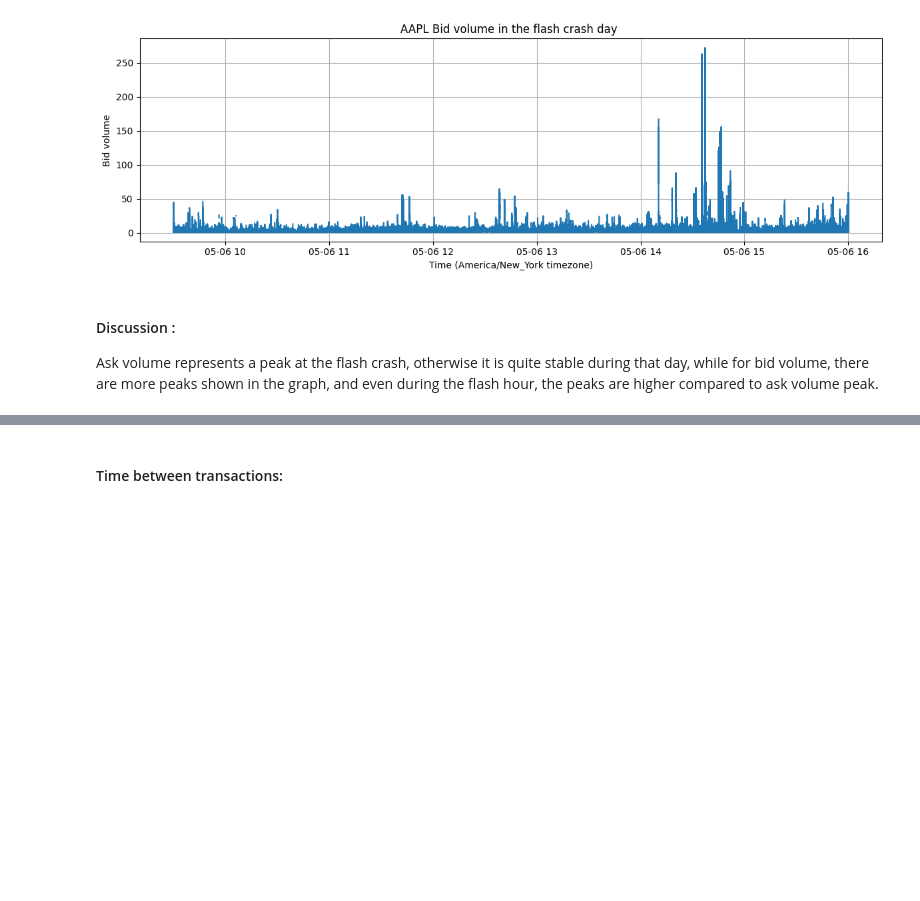
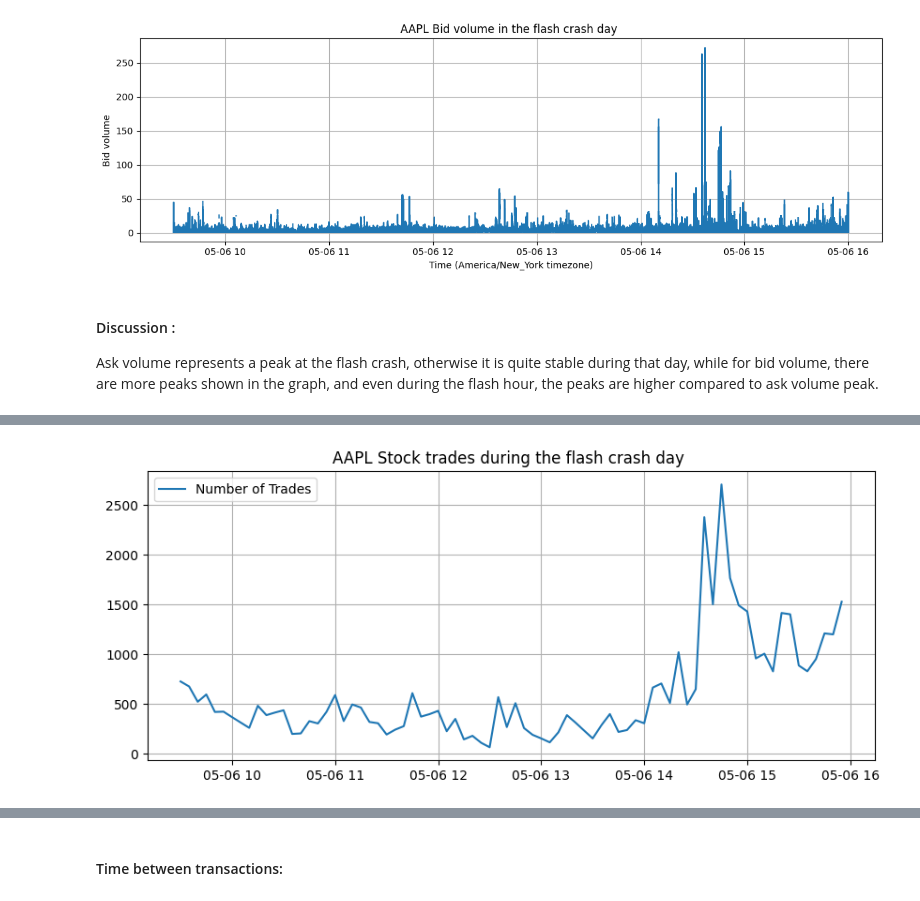
Before and after one commit to yassinech2/Flash_crash, a Jupyter notebook: 1_3Data_analysis.ipynb, the cells around one changed output, grey strips where cells are left out. Saved outputs shown, nothing was run; the diff lists cells and outputs as text; code cells hidden in the pictures; blank space fills up the shorter version.

```diff
--- a/1_3Data_analysis.ipynb
+++ b/1_3Data_analysis.ipynb
@@ -200,0 +164,17 @@ plt.show()
+# %%
+start_date = '2010-05-06'
+end_date = '2010-05-07'
+df_crash = (df[(df['index'] >= start_date) &
+               (df['index'] <= end_date)]).to_pandas_df()
+crash_index = index_series[(index_series >=
+                            start_date) &(index_series <= end_date)]
+df_crash['index'] = crash_index
+df_crash.set_index('index',inplace = True)
+start_date = "2010-02-03"
+end_date = "2010-02-04"
+df_normal = (df[(df['index'] >= start_date) &
+               (df['index'] <= end_date)]).to_pandas_df()
+normal_index = index_series[(index_series >=
+                            start_date) &(index_series <= end_date)]
+df_normal['index'] = normal_index
+df_normal.set_index('index',inplace= True)
@@ -200,0 +197,7 @@ plt.show()
+# %%
+trade_counts = df_crash['trade_price'].notna().resample('5T').sum()
+graphs.snsPlotVariation(trade_counts,
+                        "Number of Trades",
+                        "AAPL Stock trades during the flash crash day ")
+# %% [output]
+[figure, added]
```
Also changed, not shown: parts of 25 cells of this notebook.
